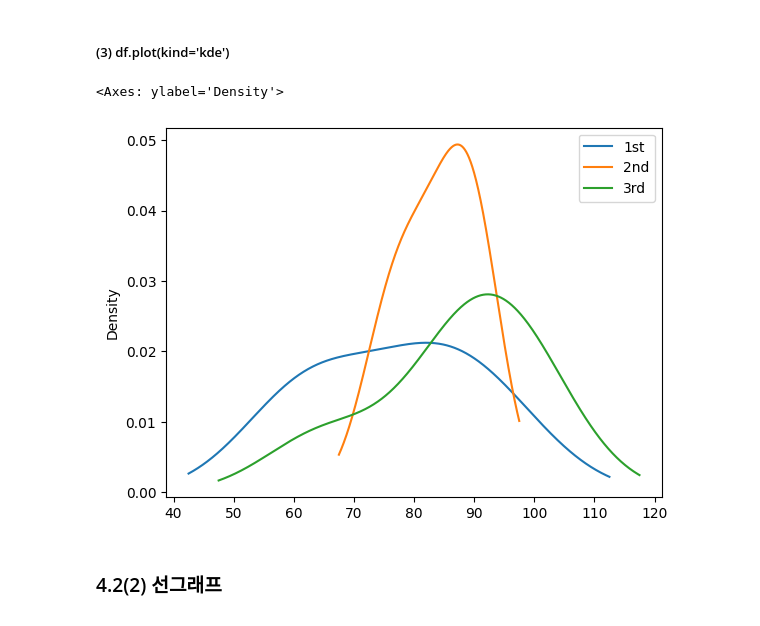
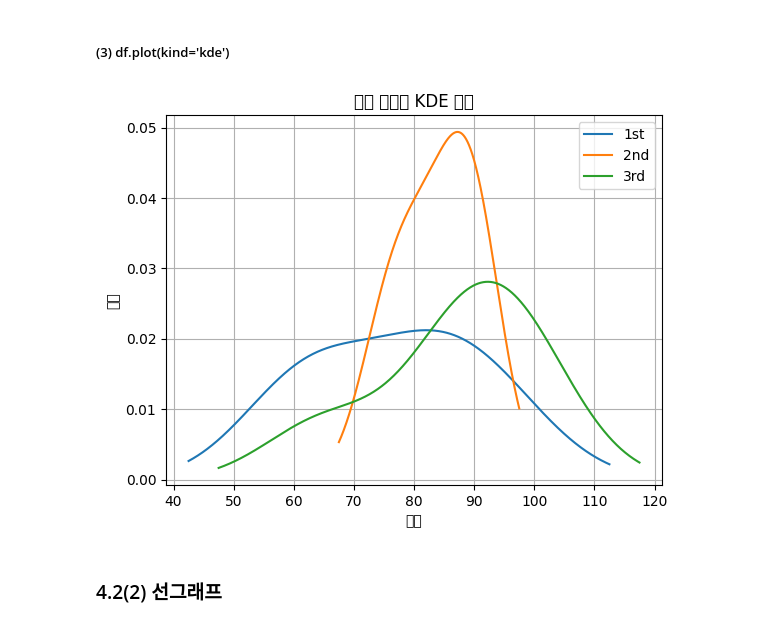
Before and after one commit to among5094/Big-Data-Integrated-Analysis, a Jupyter notebook: week04_CH04_시각화_라이브러리1/4week_0331_Mon.ipynb, the cells around one changed output. Saved outputs shown, nothing was run; the diff lists cells and outputs as text; code cells hidden in the pictures.

```diff
--- a/week04_CH04_시각화_라이브러리1/4week_0331_Mon.ipynb
+++ b/week04_CH04_시각화_라이브러리1/4week_0331_Mon.ipynb
@@ -176,18 +201,22 @@ df.plot(kind='box')
 # %%
 import pandas as pd
 
 my_score = [[60,90,95],
             [65,85,90],
             [80,75,100],
             [95,90,85],
             [85,80,65]]
 
 subject = ['1st','2nd','3rd']
 df = pd.DataFrame(my_score, columns=subject)
-df.plot(kind='kde')
+
+df.plot(kind='kde', title='시험 점수의 KDE 분포')
+plt.xlabel('점수')
+plt.ylabel('밀도')
+plt.grid(True)
+plt.show()
 # %% [output]
-<Axes: ylabel='Density'>
-[figure, old version]
+[figure, new version]
 # %% [markdown]
 ### 4.2(2) 선그래프
 # %%
```
Also changed, not shown: parts of 5 cells of this notebook.
